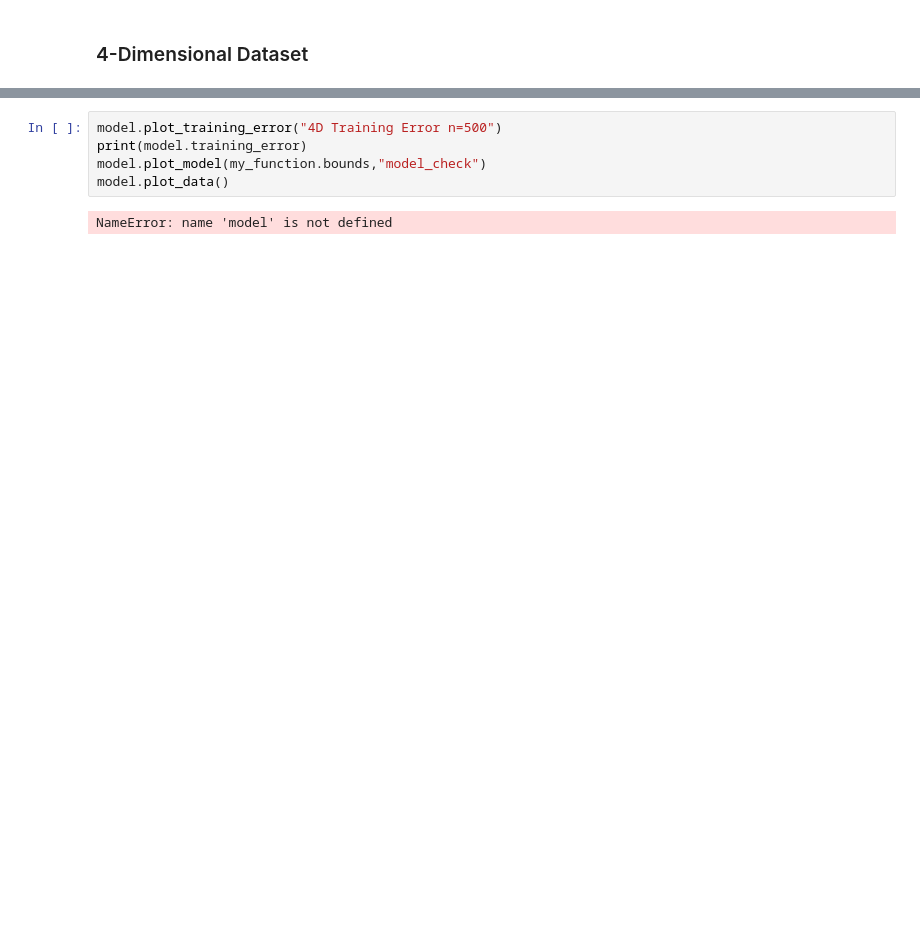
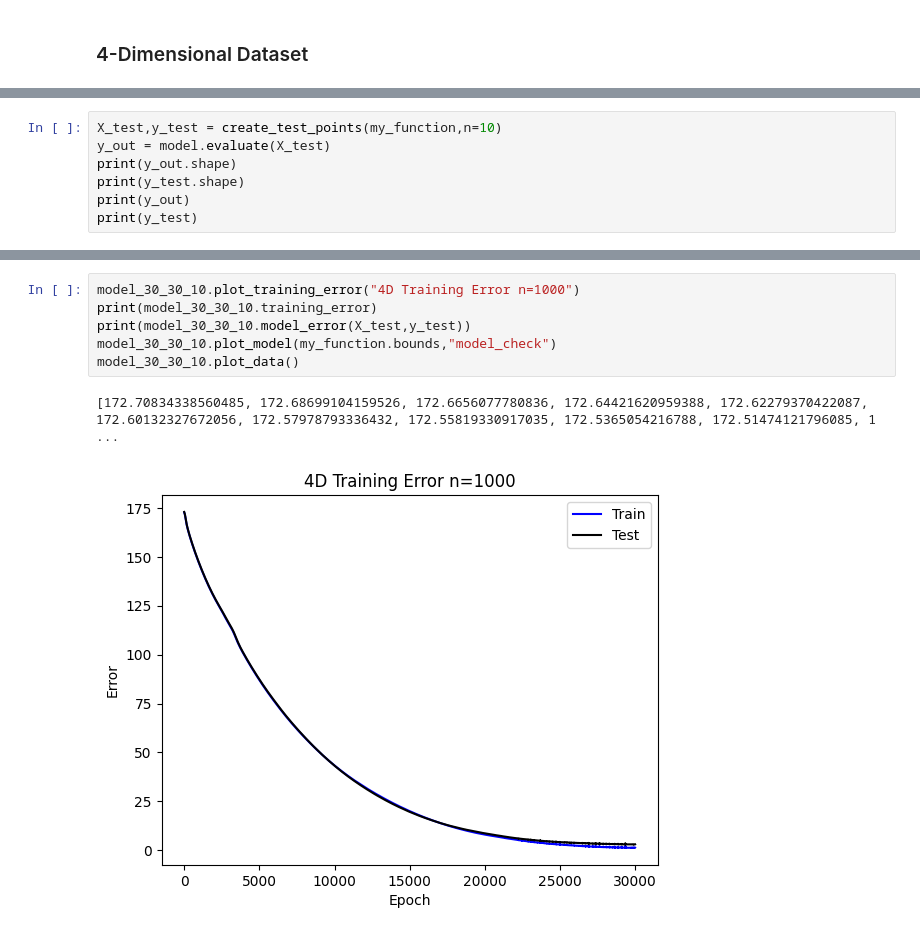
Before and after one commit to tzangleUMaine/SurrogateModeling, a Jupyter notebook: examples/Comparisons/SingleFidelityComparison_NN.ipynb, the cells around one changed output, grey strips where cells are left out. Cells and saved outputs as stored; diff of their text form; blank space fills up the shorter version.

```diff
--- a/examples/Comparisons/SingleFidelityComparison_NN.ipynb
+++ b/examples/Comparisons/SingleFidelityComparison_NN.ipynb
@@ -276,0 +342,7 @@ KeyboardInterrupt:
+# %%
+X_test,y_test = create_test_points(my_function,n=10)
+y_out = model.evaluate(X_test)
+print(y_out.shape)
+print(y_test.shape)
+print(y_out)
+print(y_test)
@@ -277,7 +367,9 @@ KeyboardInterrupt:
 # %%
-model.plot_training_error("4D Training Error n=500")
-print(model.training_error)
-model.plot_model(my_function.bounds,"model_check")
-model.plot_data()
+model_30_30_10.plot_training_error("4D Training Error n=1000")
+print(model_30_30_10.training_error)
+print(model_30_30_10.model_error(X_test,y_test))
+model_30_30_10.plot_model(my_function.bounds,"model_check")
+model_30_30_10.plot_data()
 # %% [output]
-NameError: name 'model' is not defined
+[172.70834338560485, 172.68699104159526, 172.6656077780836, 172.64421620959388, 172.62279370422087, 172.60132327672056, 172.57978793336432, 172.55819330917035, 172.5365054216788, 172.51474121796085, 1 ...
+[figure, added]
```
Also changed, not shown: parts of 14 cells of this notebook, 2 other files.
